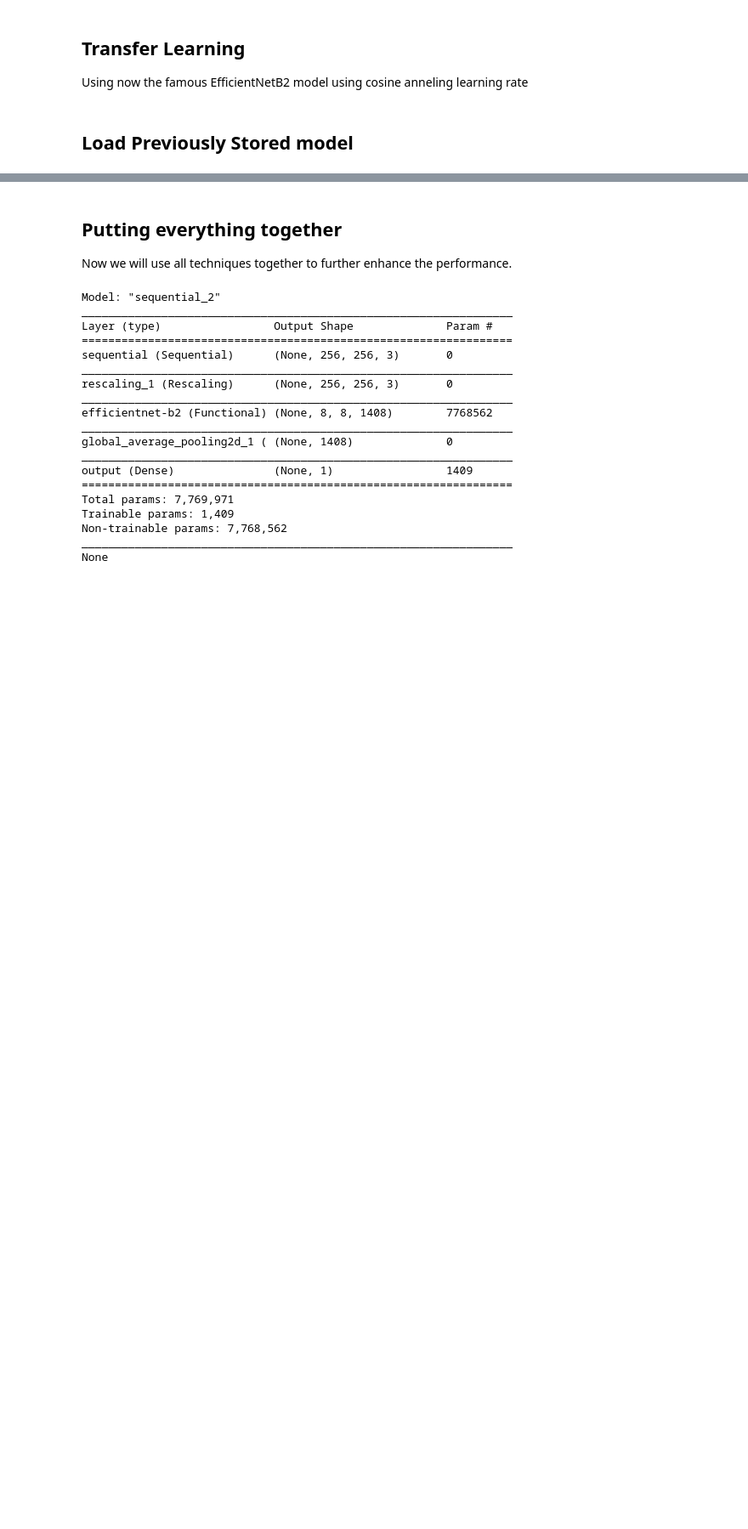
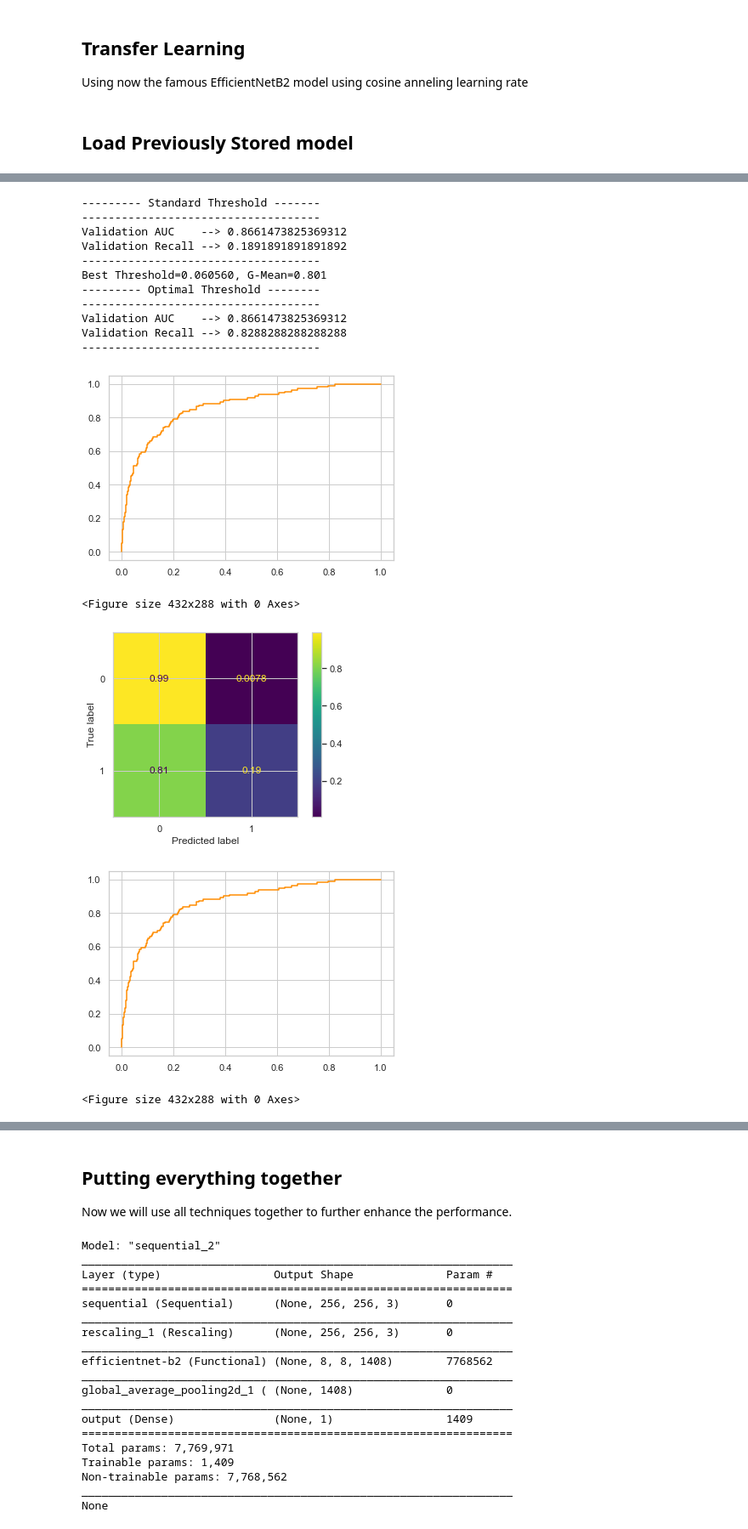
Before and after one commit to mcachosoblechero/MelanomaDetection, a Jupyter notebook: Explore/2. Model Development.ipynb, the cells around one changed output, grey strips where cells are left out. Shown at 85% size. Drawn from its saved outputs; the diff is of its cells as text; code cells hidden in the pictures; blank space fills up the shorter version.

Commit message:
Create Model Evaluation library

```diff
--- a/Explore/2. Model Development.ipynb
+++ b/Explore/2. Model Development.ipynb
@@ -869,7 +887,24 @@ EFN_model_load.load_weights("Models/EFN_BestAUC.h5")
 # %%
-pred, labels = eval_model.Obtain_Prediction_Labels(EFN_model_load, img_val_ds)
+pred, labels = model_evaluation.Obtain_Prediction_Labels(EFN_model_load, img_val_ds)
 print("--------- Standard Threshold -------")
-eval_model.Evaluate_NN(pred, labels)
-thres = eval_model.OptimizeThreshold(pred, labels)
+model_evaluation.Evaluate_NN(pred, labels)
+thres = model_evaluation.OptimizeThreshold(pred, labels)
 print("--------- Optimal Threshold --------")
-eval_model.Evaluate_NN(pred, labels, threshold=thres)
+model_evaluation.Evaluate_NN(pred, labels, threshold=thres)
+# %% [output]
+--------- Standard Threshold -------
+------------------------------------
+Validation AUC    --> 0.8661473825369312
+Validation Recall --> 0.1891891891891892
+------------------------------------
+Best Threshold=0.060560, G-Mean=0.801
+--------- Optimal Threshold --------
+------------------------------------
+Validation AUC    --> 0.8661473825369312
+Validation Recall --> 0.8288288288288288
+------------------------------------
+[figure, added]
+<Figure size 432x288 with 0 Axes>
+[figure, added]
+[figure, added]
+<Figure size 432x288 with 0 Axes>
```
Also changed, not shown: parts of 9 cells of this notebook, 1 other file.
